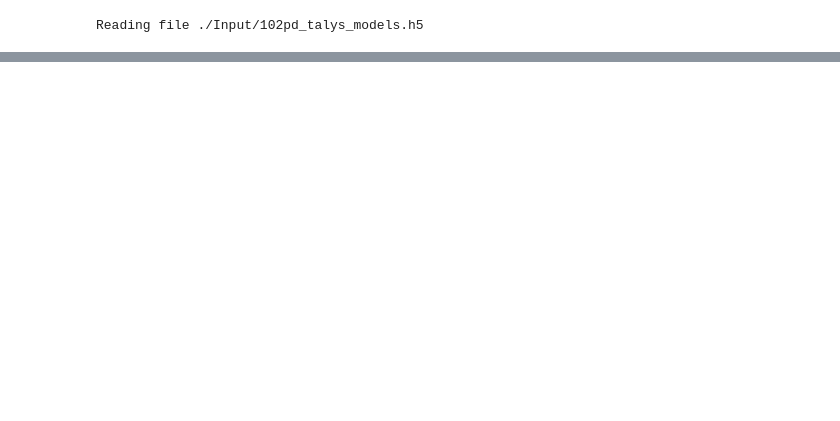
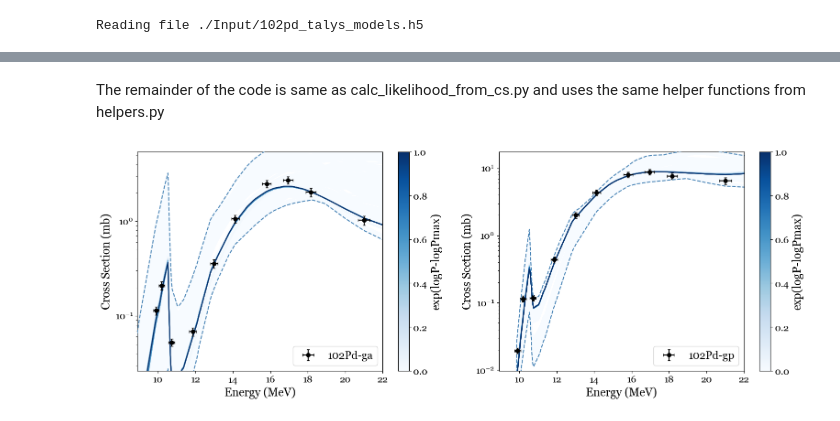
Before and after one commit to atsantiri/cs_impact_PPN, a Jupyter notebook: controlled_test.ipynb, the cells around one changed output, grey strips where cells are left out. Cells and saved outputs as stored; diff of their text form; code cells hidden in the pictures; blank space fills up the shorter version.

```diff
--- a/controlled_test.ipynb
+++ b/controlled_test.ipynb
@@ -81,0 +80,29 @@ Text(0.5, 0.98, 'Dummy data from model 0')
+# %%
+with h5py.File(modelsFile, "r") as h5:
+    model_data = {
+        key: [g[f"i_{i}"][:] for i in range(len(g))]
+        for key, g in h5.items()
+    }
+# %% [markdown]
+The remainder of the code is same as calc_likelihood_from_cs.py and uses the same helper functions from helpers.py
+# %%
+# Setup plots based on number of reactions
+fig, axs = helpers.setup_fig(cs_data)
+
+# Plot input data
+helpers.plot_cs(cs_data, fig, axs)
+
+# Plot the edges of the talys band
+helpers.plot_min_max_talys(fig, axs, model_data)
+
+# DO DA THANG
+logL = helpers.calc_likelihoods(cs_data, model_data)
+w_m = {key: np.exp(v - v.max()) for key, v in logL.items()}  # best model = 1
+
+for d, key in enumerate(cs_data):
+        idx_sorted_w = np.argsort(w_m[key])
+        helpers.plot_sorted_data(model_data[key], idx_sorted_w, w_m[key], axs[d])
+        helpers.add_colorbar(fig, w_m[key], "exp(logP-logPmax)", axs[d])
+plt.tight_layout()
+# %% [output]
+[figure, added]
```
Also changed, not shown: parts of 7 cells of this notebook, 3 other files.
